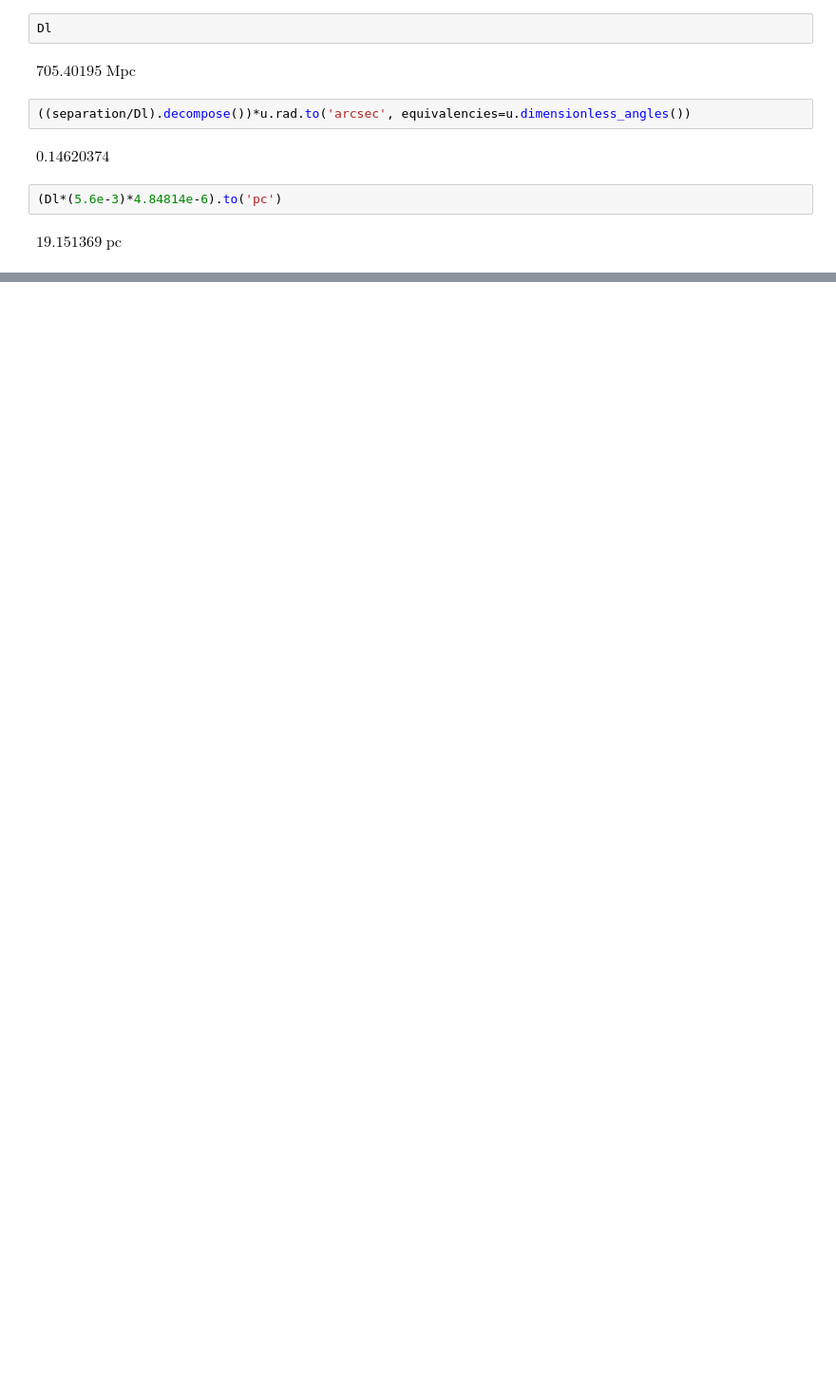
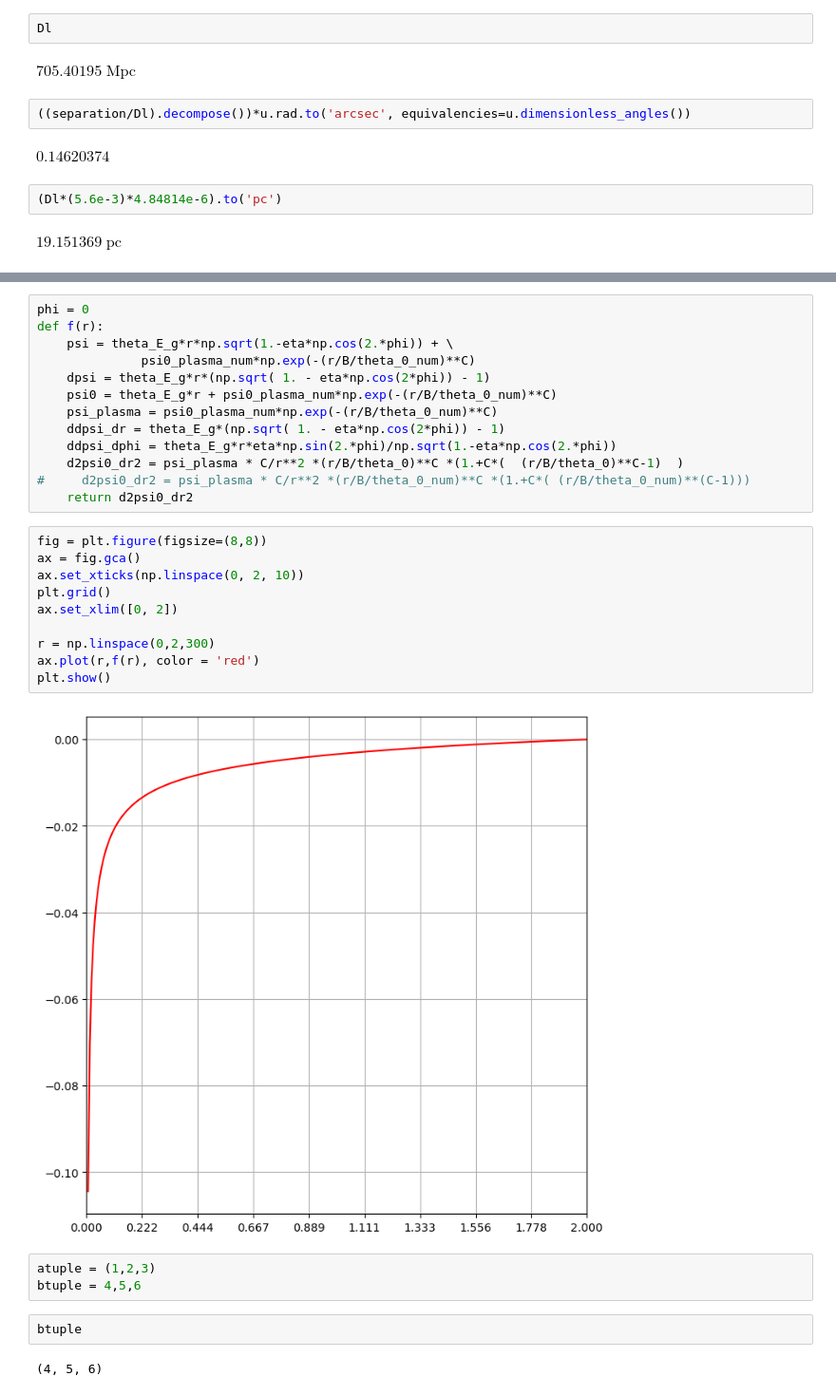
Before and after one commit to everettiantomi/lens-grav, a Jupyter notebook: perturbative/notes.ipynb, the cells around one changed output, grey strips where cells are left out. Shown at 95% size. Saved outputs shown, nothing was run; the diff lists cells and outputs as text; blank space fills up the shorter version.

```diff
--- a/perturbative/notes.ipynb
+++ b/perturbative/notes.ipynb
@@ -149,0 +197,32 @@ yield
+# %%
+phi = 0
+def f(r):
+    psi = theta_E_g*r*np.sqrt(1.-eta*np.cos(2.*phi)) + \
+              psi0_plasma_num*np.exp(-(r/B/theta_0_num)**C)
+    dpsi = theta_E_g*r*(np.sqrt( 1. - eta*np.cos(2*phi)) - 1)
+    psi0 = theta_E_g*r + psi0_plasma_num*np.exp(-(r/B/theta_0_num)**C)
+    psi_plasma = psi0_plasma_num*np.exp(-(r/B/theta_0_num)**C)
+    ddpsi_dr = theta_E_g*(np.sqrt( 1. - eta*np.cos(2*phi)) - 1)
+    ddpsi_dphi = theta_E_g*r*eta*np.sin(2.*phi)/np.sqrt(1.-eta*np.cos(2.*phi))
+    d2psi0_dr2 = psi_plasma * C/r**2 *(r/B/theta_0)**C *(1.+C*(  (r/B/theta_0)**C-1)  )
+#     d2psi0_dr2 = psi_plasma * C/r**2 *(r/B/theta_0_num)**C *(1.+C*( (r/B/theta_0_num)**(C-1)))
+    return d2psi0_dr2
+# %%
+fig = plt.figure(figsize=(8,8))
+ax = fig.gca()
+ax.set_xticks(np.linspace(0, 2, 10))
+plt.grid()
+ax.set_xlim([0, 2])
+
+r = np.linspace(0,2,300)
+ax.plot(r,f(r), color = 'red')
+plt.show()
+# %% [output]
+[figure, added]
+# %%
+atuple = (1,2,3)
+btuple = 4,5,6
+# %%
+btuple
+# %% [output]
+(4, 5, 6)
```
Also changed, not shown: parts of 9 cells of this notebook, 3 other files.
